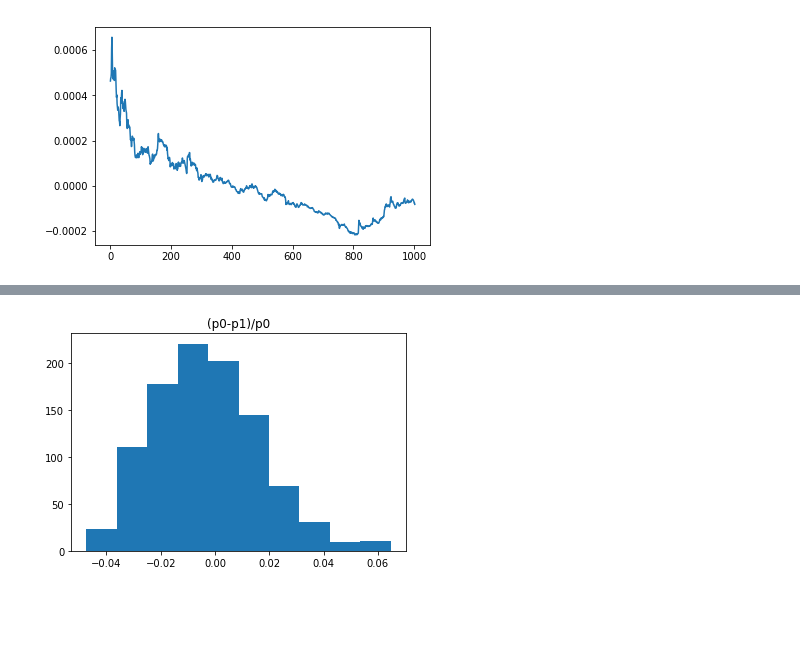
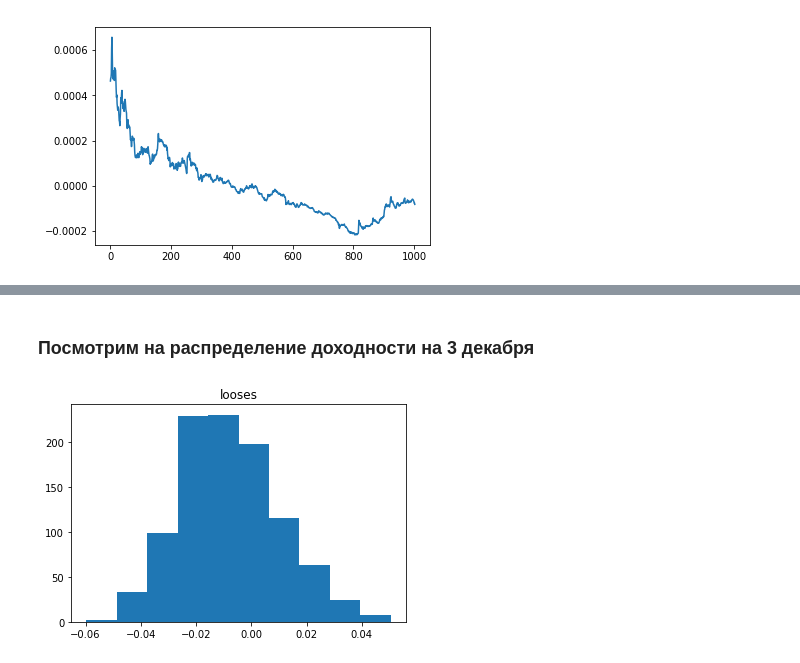
Before and after one commit to umanetz/risk_management, a Jupyter notebook: Bonds.ipynb, the cells around one changed output, grey strips where cells are left out. Drawn from its saved outputs; the diff is of its cells as text; code cells hidden in the pictures; blank space fills up the shorter version.

```diff
--- a/Bonds.ipynb
+++ b/Bonds.ipynb
@@ -37,3 +39,6 @@ def minimizeNLogLikelihood(r, dates, lastDate):
+# %%
+def closest_date(day, dates = dates):
+    return dates[dates <= day][-1]
 # %%
 bond_i = 4
 coupons4 =pd.read_excel('офз_график_выплат.xlsx', bond_i)[['Date', 'Coupon']].astype({'Date':'M8[D]'})
@@ -47,8 +52,9 @@ coupon_rate = np.mean(info.loc['Сумма купона, в валюте ном
 coupon_rate = coupons4['Coupon'].values/2/100
 
 expDate = np.datetime64(info.loc['Дата погашения'].values[0])
-forDate = np.datetime64('2018-12-03')
+forDate = closest_date(np.datetime64('2018-12-03')-1)
 
+print('for date', forDate+1)
 print('expDate', expDate)
 print('coupon', coupon_rate)
 
@@ -57,8 +64,6 @@ face = info.loc['Номинальная стоимость'].values[0]
 expDate 2020-05-27T00:00:00.000000
 coupon [0.032 0.032 0.032 0.032 0.032 0.032 0.032 0.032 0.032 0.032 0.032 0.032
  0.032 0.032]
-# %%
-dates = np.array(['-'.join(x.split('.')[::-1]) for x in ir.index]).astype('M8[D]')
 # %%
 logr = np.log(first_comp - min(first_comp) + 0.000000001)
 r0 = logr[dates <= forDate][0]
@@ -157,14 +160,16 @@ plt.xticks(rotation=90);
+# %% [markdown]
+### Посмотрим на распределение доходности на 3 декабря
 # %%
-p_predict = pd.DataFrame(p, columns=dates_index)/10
+p_path = pd.DataFrame(p, columns=dates_index)/10
 
 p0 = bond_price.loc[forDate].values[0]
-p1 = p_predict[forDate+1].values
+p1_pred = p_path[forDate+1].values
 # %%
-looses = (p0-p1)/p0
+looses = (p0-p1_pred)/p0
 plt.hist(looses);
-plt.title('(p0-p1)/p0');
+plt.title(f"looses");
 # %% [output]
-[figure, old version]
+[figure, new version]
 # %%
 alpha=0.95
 VaR = np.percentile(looses, alpha*100)
```
Also changed, not shown: parts of 9 cells of this notebook.
